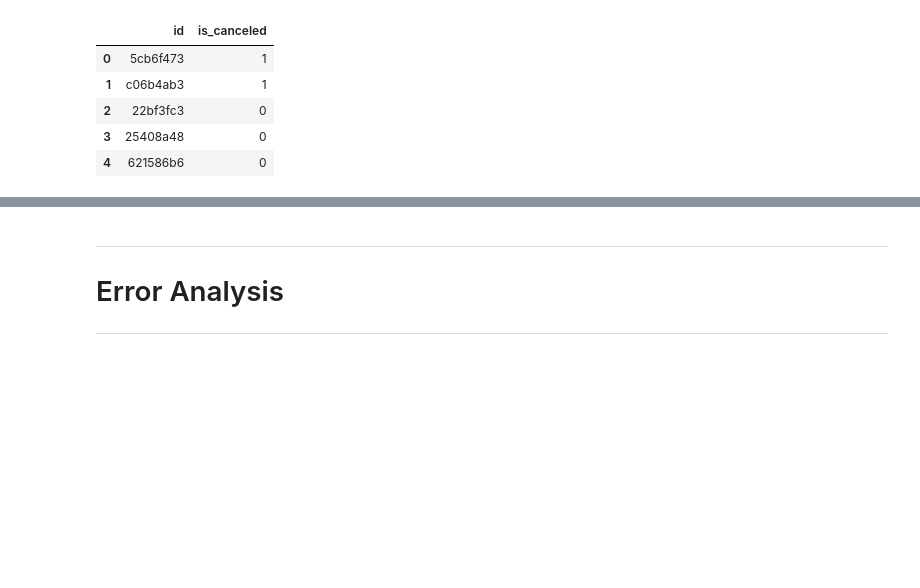
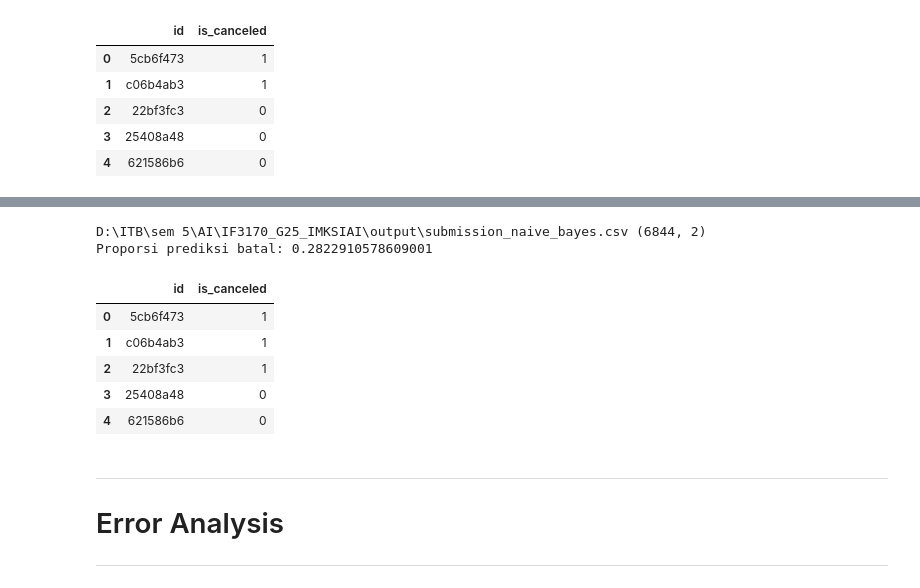
Before and after one commit to zizadhrmaa/IF3170_G25_IMKSIAI, a Jupyter notebook: src/Notebook_Tugas_Besar_2_IF3170_Inteligensi_Artifisial_2026_2027.ipynb, the cells around one changed output, grey strips where cells are left out. Cells and saved outputs as stored; diff of their text form; code cells hidden in the pictures; blank space fills up the shorter version.

```diff
--- a/src/Notebook_Tugas_Besar_2_IF3170_Inteligensi_Artifisial_2026_2027.ipynb
+++ b/src/Notebook_Tugas_Besar_2_IF3170_Inteligensi_Artifisial_2026_2027.ipynb
@@ -929,0 +1089,9 @@ SVM gaussian: prediksi sesudah save/load sama
+# %%
+nb_model.save(CFG.MODEL_DIR / 'naive_bayes.pkl')
+nb_preprocessor.save(CFG.MODEL_DIR / 'naive_bayes_preprocessor.pkl')
+loaded_nb = NaiveBayes.load(CFG.MODEL_DIR / 'naive_bayes.pkl')
+loaded_nb_prep = NaiveBayesPreprocessor.load(CFG.MODEL_DIR / 'naive_bayes_preprocessor.pkl')
+nb_reloaded_X = loaded_nb_prep.transform(val_set)
+assert np.array_equal(loaded_nb.predict(nb_reloaded_X), nb_val_pred)
+assert np.array_equal(loaded_nb.predict_proba(nb_reloaded_X), nb_val_proba)
+print('Naive Bayes: prediksi dan probabilitas sebelum/sesudah save-load identik')
@@ -1005,3 +1181,39 @@ Proporsi prediksi batal di test: 0.269
+# %%
+nb_full_train = drop_duplicate_rows(train_df)
+nb_final_preprocessor = NaiveBayesPreprocessor(n_bins=NB_BEST_BINS).fit(nb_full_train)
+nb_final_model = NaiveBayes(alpha=NB_BEST_ALPHA,
+                            min_categories=nb_final_preprocessor.n_categories_)
+nb_final_model.fit(nb_final_preprocessor.transform(nb_full_train),
+                   nb_full_train[TARGET].to_numpy())
+X_nb_test = nb_final_preprocessor.transform(test_df)
+nb_test_pred = nb_final_model.predict(X_nb_test)
+nb_submission = pd.DataFrame({'id': test_df['id'], 'is_canceled': nb_test_pred.astype(int)})
+nb_sample_submission = pd.read_csv(CFG.DATA_DIR / 'sample_submission.csv', dtype={'id': str})
+assert nb_submission.columns.tolist() == nb_sample_submission.columns.tolist()
+assert nb_submission['id'].equals(nb_sample_submission['id'])
+assert len(nb_submission) == len(test_df) and nb_submission['id'].is_unique
+assert set(nb_submission['is_canceled'].unique()) <= {0, 1}
+nb_submission_path = CFG.OUTPUT_DIR / 'submission_naive_bayes.csv'
+nb_submission.to_csv(nb_submission_path, index=False)
+nb_final_model.save(CFG.MODEL_DIR / 'naive_bayes_final.pkl')
+nb_final_preprocessor.save(CFG.MODEL_DIR / 'naive_bayes_preprocessor_final.pkl')
+nb_final_loaded = NaiveBayes.load(CFG.MODEL_DIR / 'naive_bayes_final.pkl')
+nb_final_prep_loaded = NaiveBayesPreprocessor.load(
+    CFG.MODEL_DIR / 'naive_bayes_preprocessor_final.pkl')
+assert np.array_equal(
+    nb_final_loaded.predict(nb_final_prep_loaded.transform(test_df)), nb_test_pred)
+print(nb_submission_path, nb_submission.shape)
+print('Proporsi prediksi batal:', nb_submission['is_canceled'].mean())
+nb_submission.head()
+# %% [output]
+D:\ITB\sem 5\AI\IF3170_G25_IMKSIAI\output\submission_naive_bayes.csv (6844, 2)
+Proporsi prediksi batal: 0.2822910578609001
+|  | id | is_canceled |
+| 0 | 5cb6f473 | 1 |
+| 1 | c06b4ab3 | 1 |
+| 2 | 22bf3fc3 | 1 |
+| 3 | 25408a48 | 0 |
+| 4 | 621586b6 | 0 |
 # %% [markdown]
 ---
 
```
Also changed, not shown: parts of 10 cells of this notebook, 3 other files.
